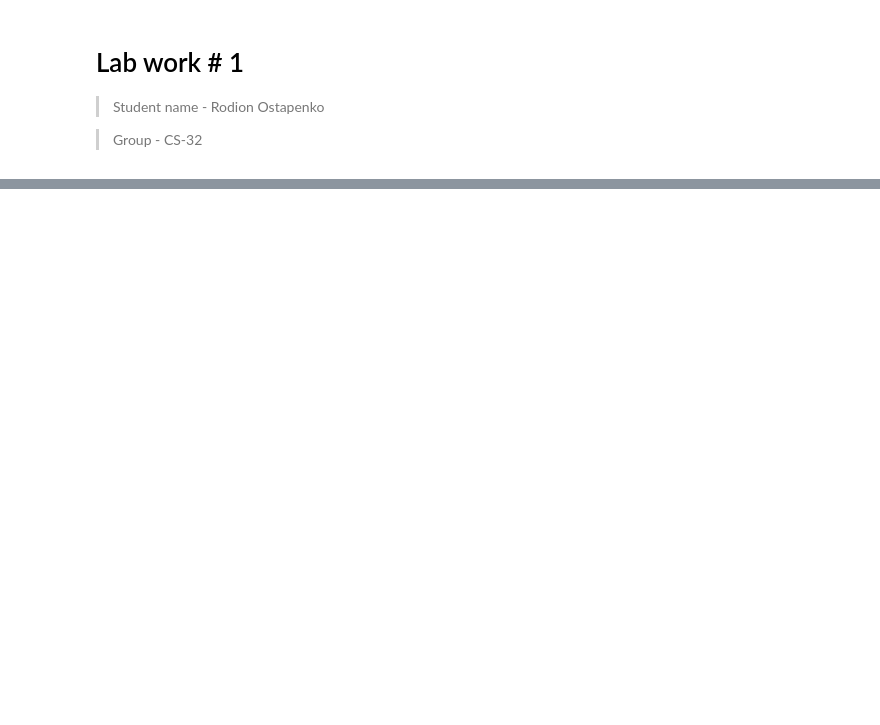
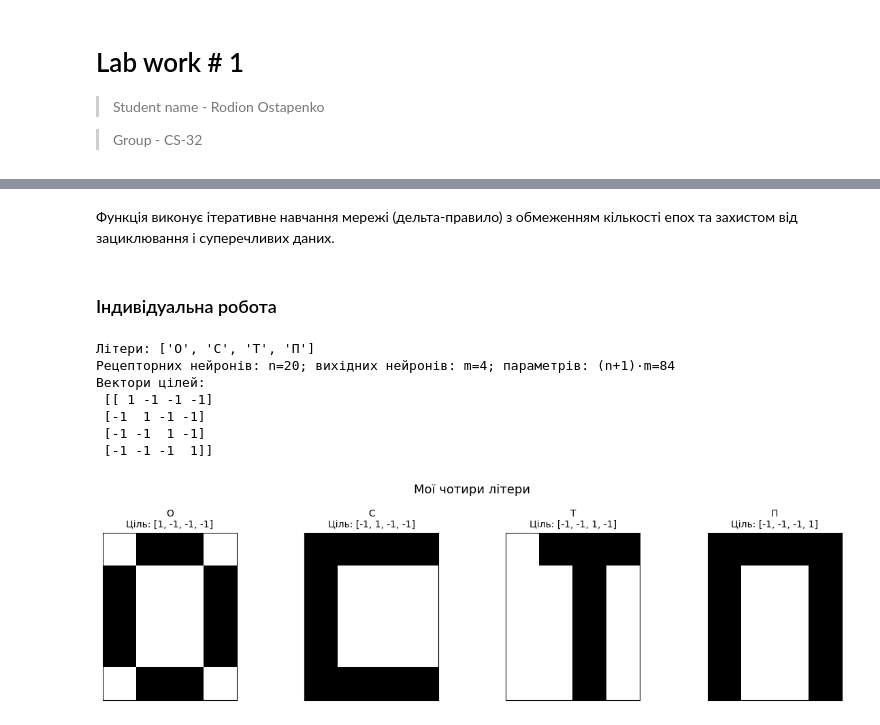
Before and after one commit to m-r-sar/DataMining, a Jupyter notebook: NeuralNetworks/Lab1/LAB1.ipynb, the cells around one changed output, grey strips where cells are left out. Saved outputs shown, nothing was run; the diff lists cells and outputs as text; code cells hidden in the pictures; blank space fills up the shorter version.

```diff
--- a/NeuralNetworks/Lab1/LAB1.ipynb
+++ b/NeuralNetworks/Lab1/LAB1.ipynb
@@ -38,0 +101,2 @@ def plot_glyphs(X, labels, shape, targets=None, title='Вхідні символ
+# %% [markdown]
+Функція виконує ітеративне навчання мережі (дельта-правило) з обмеженням кількості епох та захистом від зациклювання і суперечливих даних.
@@ -38,0 +164,26 @@ def plot_glyphs(X, labels, shape, targets=None, title='Вхідні символ
+# %% [markdown]
+### Індивідуальна робота
+# %%
+STUDENT_PATTERNS = {
+    'О': ('0110', '1001', '1001', '1001', '0110'),
+    'С': ('1111', '1000', '1000', '1000', '1111'),
+    'Т': ('0111', '0010', '0010', '0010', '0010'),
+    'П': ('1111', '1001', '1001', '1001', '1001')
+}
+
+my_letters, X_my, T_my, my_shape = patterns_to_arrays(STUDENT_PATTERNS)
+my_n = X_my.shape[1]
+my_m = T_my.shape[1]
+print('Літери:', my_letters)
+print(f'Рецепторних нейронів: n={my_n}; вихідних нейронів: m={my_m}; параметрів: (n+1)·m={(my_n+1)*my_m}')
+print('Вектори цілей:\n', T_my)
+plot_glyphs(X_my, my_letters, my_shape, T_my, title='Мої чотири літери')
+# %% [output]
+Літери: ['О', 'С', 'Т', 'П']
+Рецепторних нейронів: n=20; вихідних нейронів: m=4; параметрів: (n+1)·m=84
+Вектори цілей:
+ [[ 1 -1 -1 -1]
+ [-1  1 -1 -1]
+ [-1 -1  1 -1]
+ [-1 -1 -1  1]]
+[figure, added]
```
Also changed, not shown: parts of 28 cells of this notebook, 1 other file.
